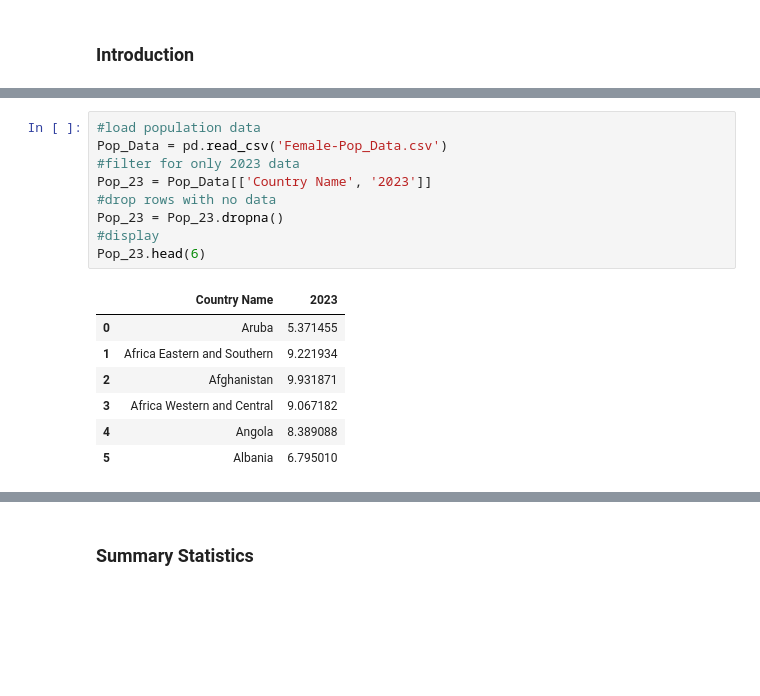
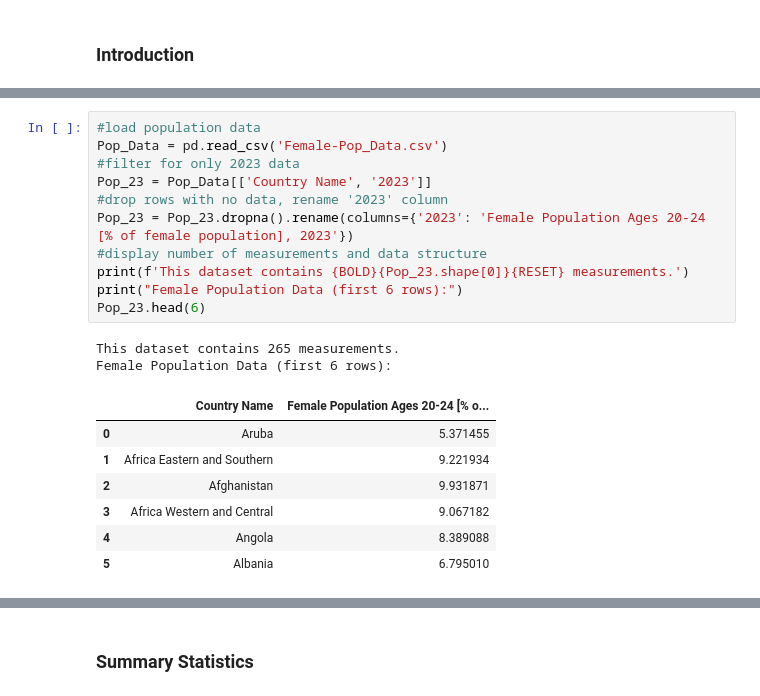
Before and after one commit to carmen4vega/CE93_Proj, a Jupyter notebook: Project_Notebook.ipynb, the cells around one changed output, grey strips where cells are left out. Drawn from its saved outputs; the diff is of its cells as text; blank space fills up the shorter version.

```diff
--- a/Project_Notebook.ipynb
+++ b/Project_Notebook.ipynb
@@ -43,14 +60,18 @@ Fert_23.head(6)
 # %%
 #load population data
 Pop_Data = pd.read_csv('Female-Pop_Data.csv')
 #filter for only 2023 data
 Pop_23 = Pop_Data[['Country Name', '2023']]
-#drop rows with no data
-Pop_23 = Pop_23.dropna()
-#display
+#drop rows with no data, rename '2023' column
+Pop_23 = Pop_23.dropna().rename(columns={'2023': 'Female Population Ages 20-24 [% of female population], 2023'})
+#display number of measurements and data structure
+print(f'This dataset contains {BOLD}{Pop_23.shape[0]}{RESET} measurements.')
+print("Female Population Data (first 6 rows):")
 Pop_23.head(6)
 # %% [output]
+This dataset contains 265 measurements.
+Female Population Data (first 6 rows):
-|  | Country Name | 2023 |
+|  | Country Name | Female Population Ages 20-24 [% o... |
 | 0 | Aruba | 5.371455 |
 | 1 | Africa Eastern and Southern | 9.221934 |
 | 2 | Afghanistan | 9.931871 |
```
Also changed, not shown: parts of 26 cells of this notebook, 1 other file.
